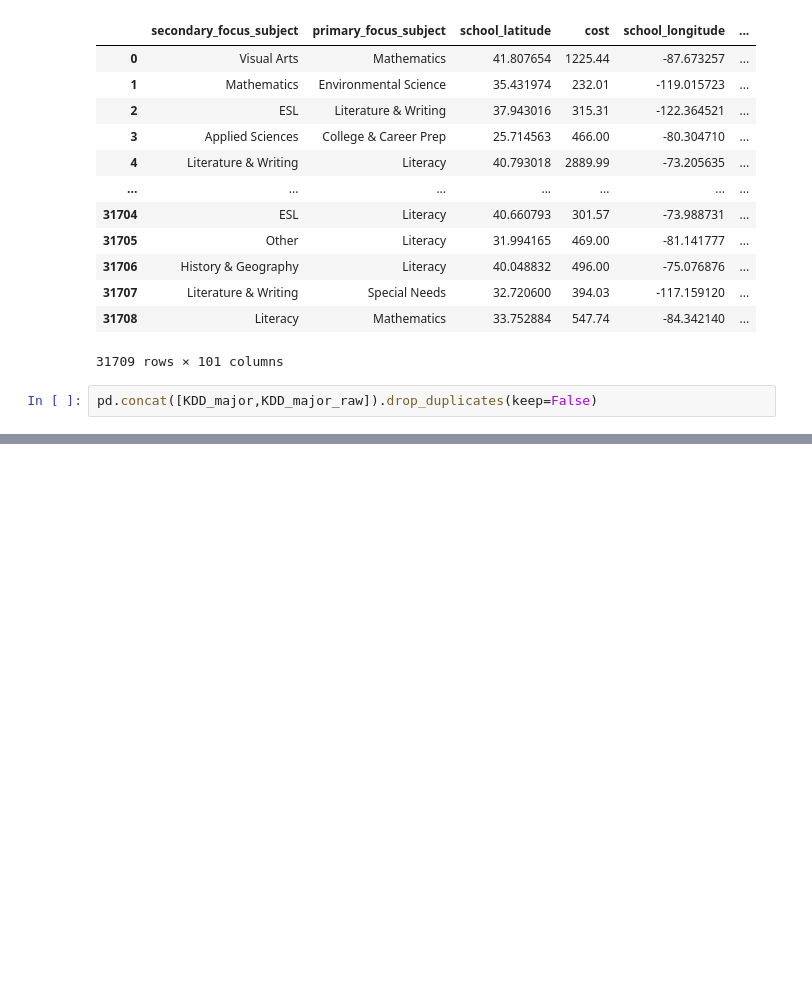
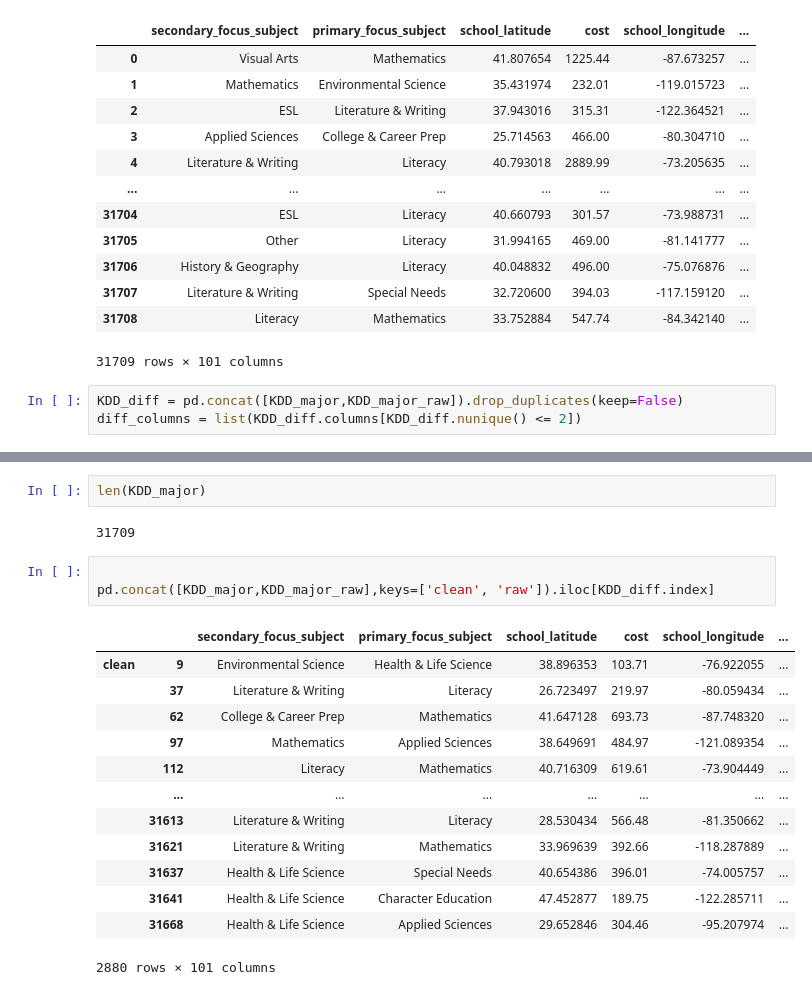
Before and after one commit to christiannielsen98/BDP-miniprojects, a Jupyter notebook: Code/data_exploration.ipynb, the cells around one changed output, grey strips where cells are left out. Saved outputs shown, nothing was run; the diff lists cells and outputs as text; blank space fills up the shorter version.

```diff
--- a/Code/data_exploration.ipynb
+++ b/Code/data_exploration.ipynb
@@ -38,4 +38,5 @@ KDD_major
 | 31708 | Literacy | Mathematics | 33.752884 | 547.74 | -84.342140 | ... |
 31709 rows × 101 columns
 # %%
-pd.concat([KDD_major,KDD_major_raw]).drop_duplicates(keep=False)
+KDD_diff = pd.concat([KDD_major,KDD_major_raw]).drop_duplicates(keep=False)
+diff_columns = list(KDD_diff.columns[KDD_diff.nunique() <= 2])
@@ -59,0 +75,21 @@ KeyError: 9
+# %%
+len(KDD_major)
+# %% [output]
+31709
+# %%
+
+pd.concat([KDD_major,KDD_major_raw],keys=['clean', 'raw']).iloc[KDD_diff.index]
+# %% [output]
+|  |  | secondary_focus_subject | primary_focus_subject | school_latitude | cost | school_longitude | ... |
+| clean | 9 | Environmental Science | Health & Life Science | 38.896353 | 103.71 | -76.922055 | ... |
+|  | 37 | Literature & Writing | Literacy | 26.723497 | 219.97 | -80.059434 | ... |
+|  | 62 | College & Career Prep | Mathematics | 41.647128 | 693.73 | -87.748320 | ... |
+|  | 97 | Mathematics | Applied Sciences | 38.649691 | 484.97 | -121.089354 | ... |
+|  | 112 | Literacy | Mathematics | 40.716309 | 619.61 | -73.904449 | ... |
+|  | ... | ... | ... | ... | ... | ... | ... |
+|  | 31613 | Literature & Writing | Literacy | 28.530434 | 566.48 | -81.350662 | ... |
+|  | 31621 | Literature & Writing | Mathematics | 33.969639 | 392.66 | -118.287889 | ... |
+|  | 31637 | Health & Life Science | Special Needs | 40.654386 | 396.01 | -74.005757 | ... |
+|  | 31641 | Health & Life Science | Character Education | 47.452877 | 189.75 | -122.285711 | ... |
+|  | 31668 | Health & Life Science | Applied Sciences | 29.652846 | 304.46 | -95.207974 | ... |
+2880 rows × 101 columns
```
Also changed, not shown: parts of 9 cells of this notebook.
